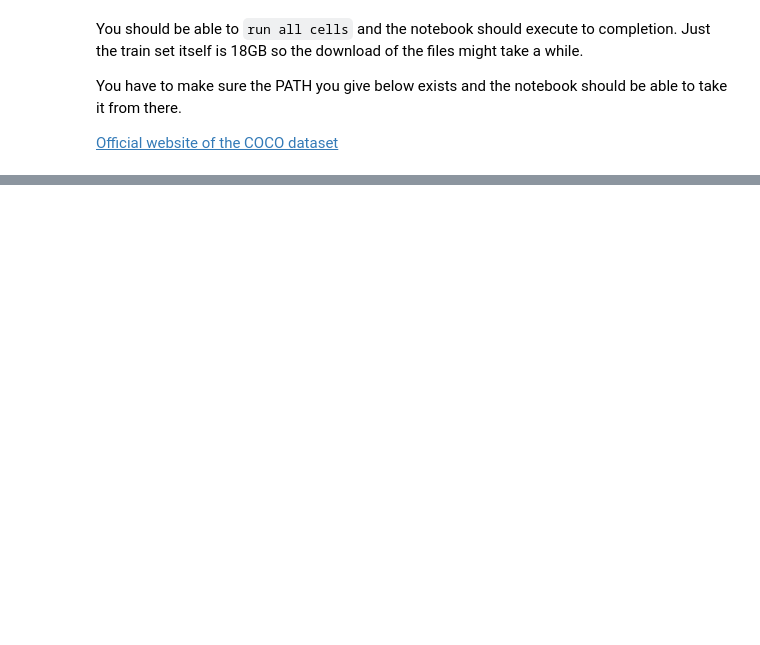
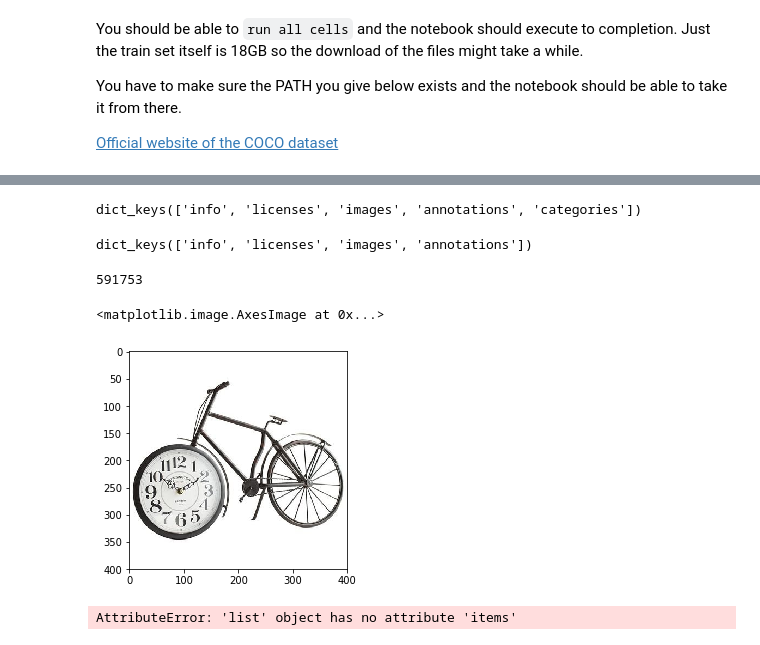
Before and after one commit to radekosmulski/machine_learning_notebooks, a Jupyter notebook: coco2017_largest_item.ipynb, the cells around one changed output, grey strips where cells are left out. Cells and saved outputs as stored; diff of their text form; code cells hidden in the pictures; blank space fills up the shorter version.

```diff
--- a/coco2017_largest_item.ipynb
+++ b/coco2017_largest_item.ipynb
@@ -34,0 +148,21 @@ PATH = Path('data/coco2017')
+# %%
+train_anno.keys()
+# %% [output]
+dict_keys(['info', 'licenses', 'images', 'annotations', 'categories'])
+# %%
+captions_train2017.keys()
+# %% [output]
+dict_keys(['info', 'licenses', 'images', 'annotations'])
+# %%
+len(captions_train2017['annotations'])
+# %% [output]
+591753
+# %%
+plt.imshow(open_image(PATH/'train2017/000000203564.jpg'))
+# %% [output]
+<matplotlib.image.AxesImage at 0x...>
+[figure, added]
+# %%
+get_from_dict(captions_train2017['images'], 4)
+# %% [output]
+AttributeError: 'list' object has no attribute 'items'
```
Also changed, not shown: parts of 21 cells of this notebook.
